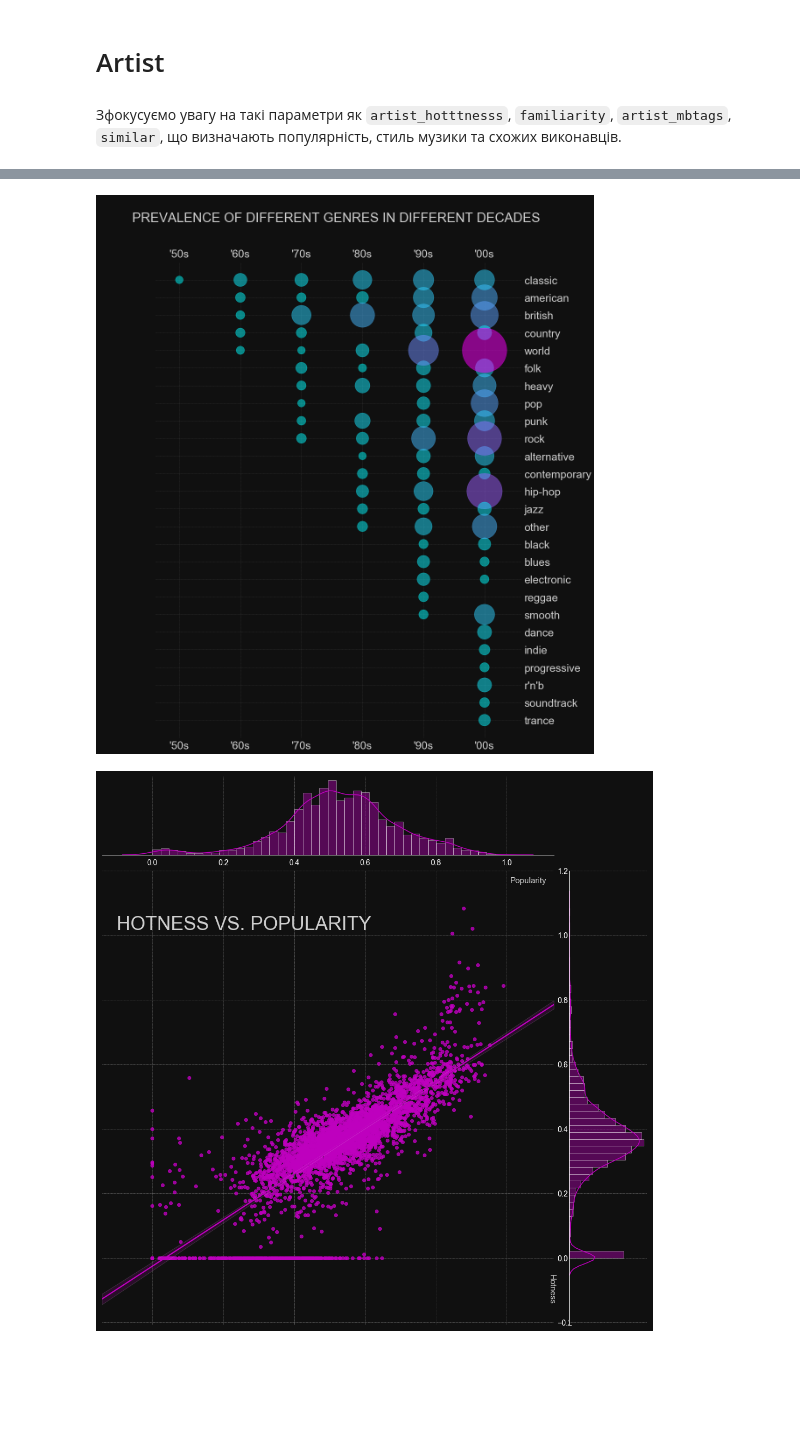
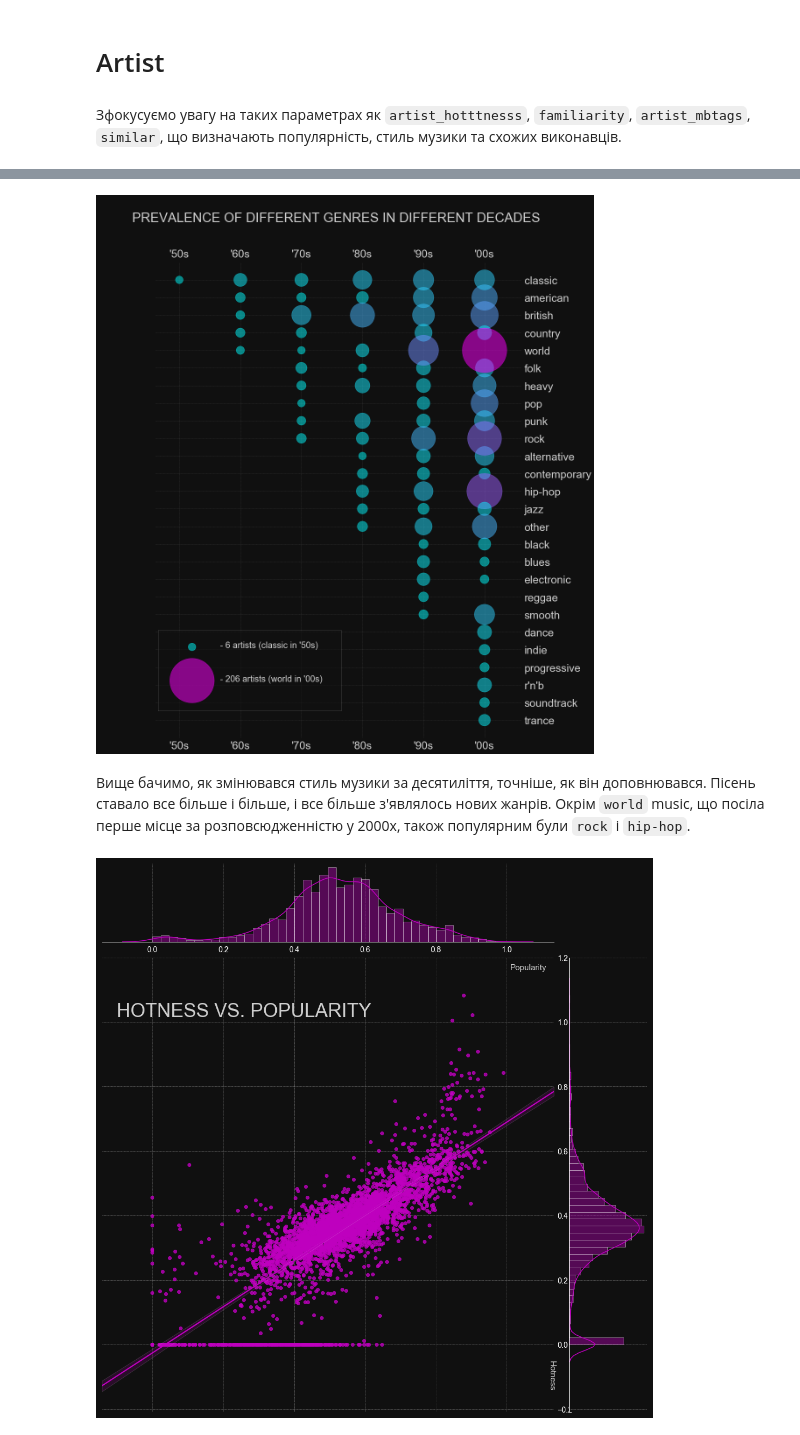
Before and after one commit to ylochman/dataviz, a Jupyter notebook: Assignment-3/hw3.ipynb, the cells around one changed output, grey strips where cells are left out. Cells and saved outputs as stored; diff of their text form; code cells hidden in the pictures; blank space fills up the shorter version.

```diff
--- a/Assignment-3/hw3.ipynb
+++ b/Assignment-3/hw3.ipynb
@@ -182,4 +188,4 @@ plt.show()
 # %% [markdown]
 # Artist
 # %% [markdown]
-Зфокусуємо увагу на такі параметри як `artist_hotttnesss`, `familiarity`, `artist_mbtags`, `similar`, що визначають популярність, стиль музики та схожих виконавців.
+Зфокусуємо увагу на таких параметрах як `artist_hotttnesss`, `familiarity`, `artist_mbtags`, `similar`, що визначають популярність, стиль музики та схожих виконавців.
@@ -221,16 +221,6 @@ def get_df_artist():
 df_artist = get_df_artist()
 # %% [output]
 [interactive output not drawn]
-# %%
-plt.style.use('dark_background')
-mpl.rcParams['figure.facecolor'] = bg_color
-mpl.rcParams['grid.color'] = 'w'
-mpl.rcParams['grid.linestyle'] = '--'
-mpl.rcParams['grid.alpha'] = 0.5
-mpl.rcParams['grid.linewidth'] = 0.5
-plt.rcParams['font.size'] = 14
-plt.rcParams['text.color'] = 'w'
-plt.rcParams['text.alpha'] = 0.8
 # %%
 def create_genres_vis(min_freq=5, figsize=(15, 20)):
     xs, ys, sizes = [], [], []
@@ -241,32 +231,56 @@ def create_genres_vis(min_freq=5, figsize=(15, 20)):
             ys.append(g[0][1])
             sizes.append(50*s)
 
     mpl.rcParams['figure.figsize'] = figsize
+    fig, parent_axes = plt.subplots()
     template_vis()
     plt.margins(0.04)
     plt.tick_params(top=True, bottom=True, labeltop=True, labelbottom=True,
                     right=True, labelright=True, left=False, labelleft=False)
     plt.gca().grid(which='major', alpha=0.25, linestyle='--')
 
     plt.scatter(xs, ys, s=sizes, c=sizes, cmap='cool', alpha=0.5)
     # Axis
     plt.yticks(fontsize=25, alpha=0.8)
     plt.xticks(np.arange(1940,2020,10), ['\'{:02}s'.format(i%100) for i in np.arange(1940,2020,10)],
                fontsize=25, alpha=0.8)
     plt.gca().xaxis.set_ticks_position('none')
     plt.gca().yaxis.set_ticks_position('none')
     plt.gca().invert_yaxis()
 
     # Frame
     plt.gca().spines['right'].set_visible(False)
     plt.gca().spines['left'].set_visible(False)
     plt.xlim(left=1946, right=2006)
     plt.title('\n         Prevalence of different genres in different decades'.upper(), x=0.45, y=1.08,
                  fontweight='normal', fontstretch='0', fontsize=30, alpha=0.8)
 
+    ins_axes = inset_axes(parent_axes,
+                    width="50%",
+                    height="17%",
+                    bbox_to_anchor=(0, 0.05, 1, 1),
+                    bbox_transform=parent_axes.transAxes,
+                    loc='lower left')
+
+    ins_axes.scatter([0,0], ['world', 'classic'], s=[206*50,6*50],
+                     c=[206*50,6*50], cmap='cool', alpha=0.5)
+    ins_axes.grid(False)
+    ins_axes.set_facecolor('#101010')
+    ins_axes.patch.set_alpha(0.5)
+    ins_axes.set_yticks([])
+    ins_axes.set_xticks([])
+    for spine in ins_axes.spines.values():
+        spine.set_alpha(0.25)
+    ins_axes.set_ylim([-0.9,1.5])
+    ins_axes.set_xlim([-0.4,1.75])
+    ins_axes.annotate(' - 6 artists (classic in \'50s)', (0.3,0.97), fontsize=20, alpha=0.8)
+    ins_axes.annotate(' - 206 artists (world in \'00s)', (0.3,-0.02), fontsize=20, alpha=0.8)
+
 create_genres_vis(min_freq=5, figsize=(15, 20))
 plt.savefig('vis_genres.png', facecolor=bg_color)
 plt.show()
 # %% [output]
-[figure, old version]
+[figure, new version]
+# %% [markdown]
+Вище бачимо, як змінювався стиль музики за десятиліття, точніше, як він доповнювався. Пісень ставало все більше і більше, і все більше з'являлось нових жанрів. Окрім `world` music, що посіла перше місце за розповсюдженністю у 2000х, також популярним були `rock` і `hip-hop`.
 # %%
```
Also changed, not shown: parts of 43 cells of this notebook, 11 other files.
